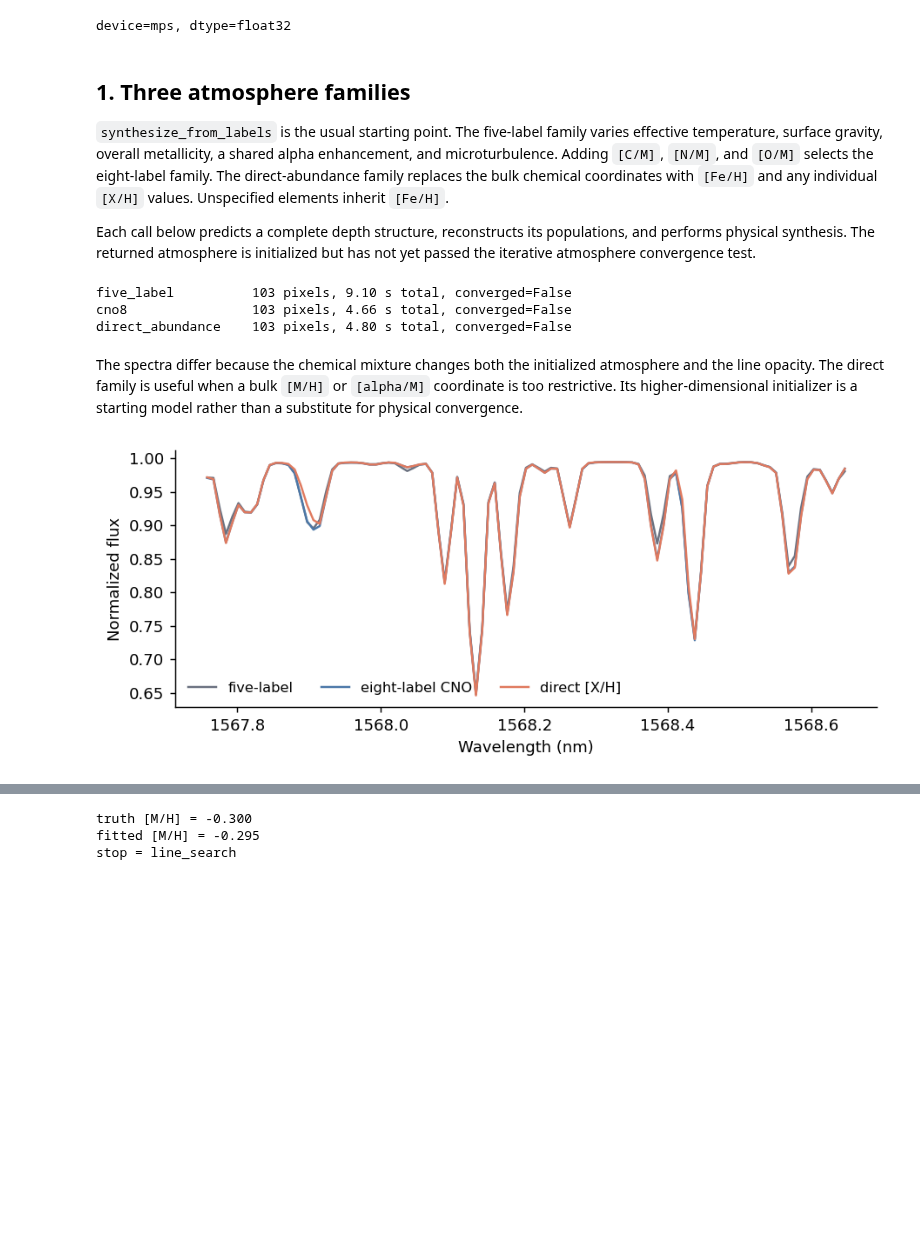
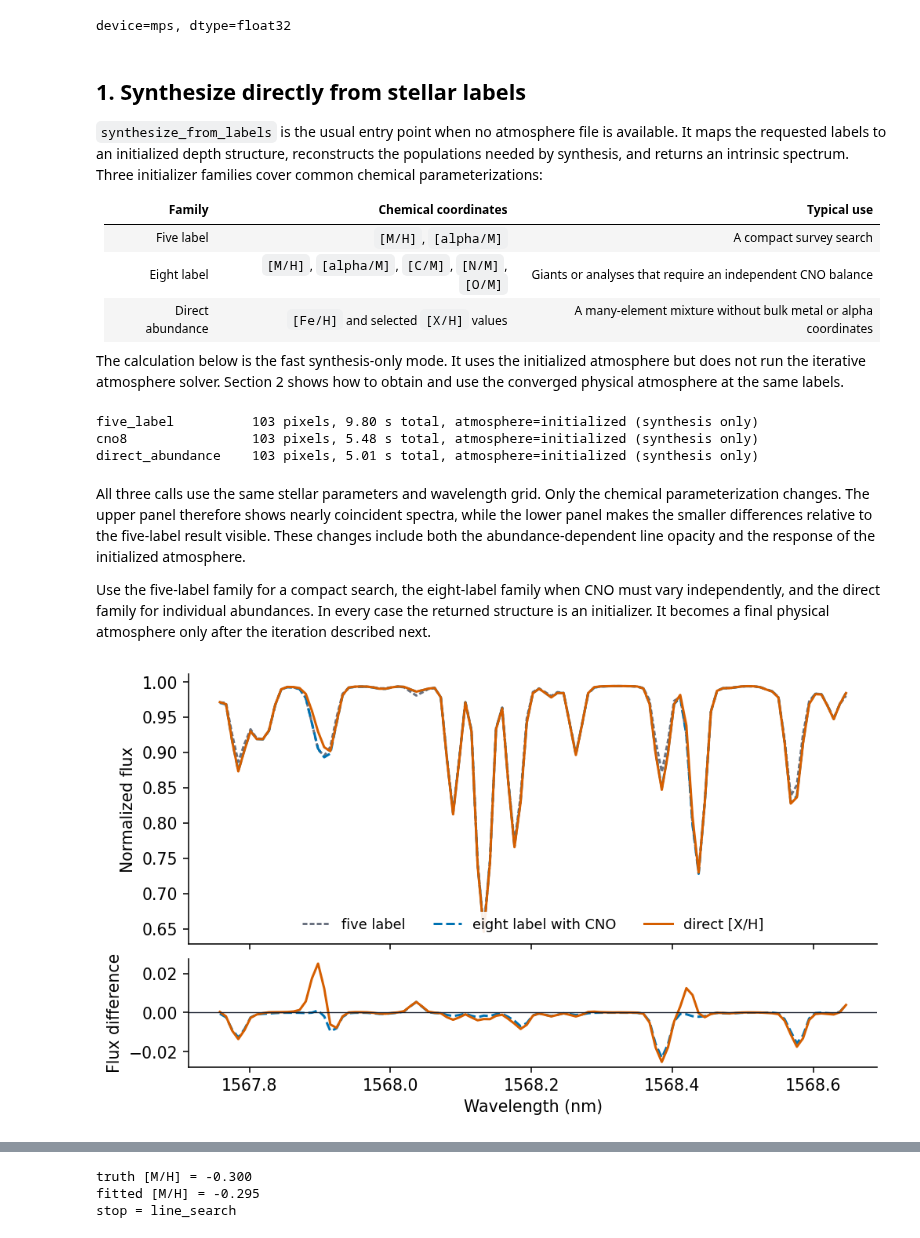
Before and after one commit to tingyuansen/payne-zero, a Jupyter notebook: payne_zero_tutorial.ipynb, the cells around one changed output, grey strips where cells are left out. Drawn from its saved outputs; the diff is of its cells as text; code cells hidden in the pictures; blank space fills up the shorter version.

Commit message:
Improve tutorial pedagogy and visual clarity

```diff
--- a/payne_zero_tutorial.ipynb
+++ b/payne_zero_tutorial.ipynb
@@ -63,11 +68,17 @@ print(f"device={device}, dtype={dtype_name}")
 # %% [output]
 device=mps, dtype=float32
 # %% [markdown]
-## 1. Three atmosphere families
+## 1. Synthesize directly from stellar labels
 
-`synthesize_from_labels` is the usual starting point. The five-label family varies effective temperature, surface gravity, overall metallicity, a shared alpha enhancement, and microturbulence. Adding `[C/M]`, `[N/M]`, and `[O/M]` selects the eight-label family. The direct-abundance family replaces the bulk chemical coordinates with `[Fe/H]` and any individual `[X/H]` values. Unspecified elements inherit `[Fe/H]`.
+`synthesize_from_labels` is the usual entry point when no atmosphere file is available. It maps the requested labels to an initialized depth structure, reconstructs the populations needed by synthesis, and returns an intrinsic spectrum. Three initializer families cover common chemical parameterizations:
 
-Each call below predicts a complete depth structure, reconstructs its populations, and performs physical synthesis. The returned atmosphere is initialized but has not yet passed the iterative atmosphere convergence test.
+| Family | Chemical coordinates | Typical use |
+|---|---|---|
+| Five label | `[M/H]`, `[alpha/M]` | A compact survey search |
+| Eight label | `[M/H]`, `[alpha/M]`, `[C/M]`, `[N/M]`, `[O/M]` | Giants or analyses that require an independent CNO balance |
+| Direct abundance | `[Fe/H]` and selected `[X/H]` values | A many-element mixture without bulk metal or alpha coordinates |
+
+The calculation below is the fast synthesis-only mode. It uses the initialized atmosphere but does not run the iterative atmosphere solver. Section 2 shows how to obtain and use the converged physical atmosphere at the same labels.
 # %%
 from payne_zero_synthesis import synthesize_from_labels
 
@@ -106,28 +117,64 @@ for result in (five_label, eight_label, direct):
         f"{result.initializer_family:18s} "
         f"{result.wavelength_nm.size:4d} pixels, "
         f"{result.seconds:.2f} s total, "
-        f"converged={result.atmosphere_converged}"
+        "atmosphere=initialized (synthesis only)"
     )
 # %% [output]
-five_label          103 pixels, 9.10 s total, converged=False
-cno8                103 pixels, 4.66 s total, converged=False
-direct_abundance    103 pixels, 4.80 s total, converged=False
+five_label          103 pixels, 9.80 s total, atmosphere=initialized (synthesis only)
+cno8                103 pixels, 5.48 s total, atmosphere=initialized (synthesis only)
+direct_abundance    103 pixels, 5.01 s total, atmosphere=initialized (synthesis only)
 # %% [markdown]
-The spectra differ because the chemical mixture changes both the initialized atmosphere and the line opacity. The direct family is useful when a bulk `[M/H]` or `[alpha/M]` coordinate is too restrictive. Its higher-dimensional initializer is a starting model rather than a substitute for physical convergence.
+All three calls use the same stellar parameters and wavelength grid. Only the chemical parameterization changes. The upper panel therefore shows nearly coincident spectra, while the lower panel makes the smaller differences relative to the five-label result visible. These changes include both the abundance-dependent line opacity and the response of the initialized atmosphere.
+
+Use the five-label family for a compact search, the eight-label family when CNO must vary independently, and the direct family for individual abundances. In every case the returned structure is an initializer. It becomes a final physical atmosphere only after the iteration described next.
 # %%
-fig, ax = plt.subplots(figsize=(7.1, 3.0))
-for result, label, color in (
-    (five_label, "five-label", COLORS["grey"]),
-    (eight_label, "eight-label CNO", COLORS["blue"]),
-    (direct, "direct [X/H]", COLORS["orange"]),
+fig, (top, bottom) = plt.subplots(
+    2,
+    1,
+    figsize=(7.1, 4.1),
+    sharex=True,
+    gridspec_kw={"height_ratios": [2.5, 1.0]},
+    constrained_layout=True,
+)
+for result, label, color, style in (
+    (five_label, "five label", COLORS["grey"], (0, (2, 1))),
+    (eight_label, "eight label with CNO", COLORS["blue"], "--"),
+    (direct, "direct [X/H]", COLORS["orange"], "-"),
 ):
-    ax.plot(result.wavelength_nm, result.normalized_flux, label=label, color=color)
-ax.set(xlabel="Wavelength (nm)", ylabel="Normalized flux")
-ax.legend(frameon=False, ncol=3)
-fig.tight_layout()
+    top.plot(
+        result.wavelength_nm,
+        result.normalized_flux,
+        label=label,
+        color=color,
+        linestyle=style,
+    )
+bottom.plot(
+    eight_label.wavelength_nm,
+    eight_label.normalized_flux - five_label.normalized_flux,
+    color=COLORS["blue"],
+    linestyle="--",
+    label="eight label minus five label",
+)
+bottom.plot(
+    direct.wavelength_nm,
+    direct.normalized_flux - five_label.normalized_flux,
+    color=COLORS["orange"],
+    label="direct minus five label",
+)
+bottom.axhline(0.0, color=COLORS["black"], lw=0.7)
+top.set_ylabel("Normalized flux")
+bottom.set(xlabel="Wavelength (nm)", ylabel="Flux difference")
+top.legend(
+    loc="lower center",
+    ncol=3,
+    frameon=True,
+    facecolor="white",
+    edgecolor="none",
+    framealpha=0.9,
+)
 plt.show()
 # %% [output]
-[figure, old version]
+[figure, new version]
 # %% [markdown]
 ## 2. Initialized and converged atmospheres
 
```
Also changed, not shown: parts of 19 cells of this notebook.
